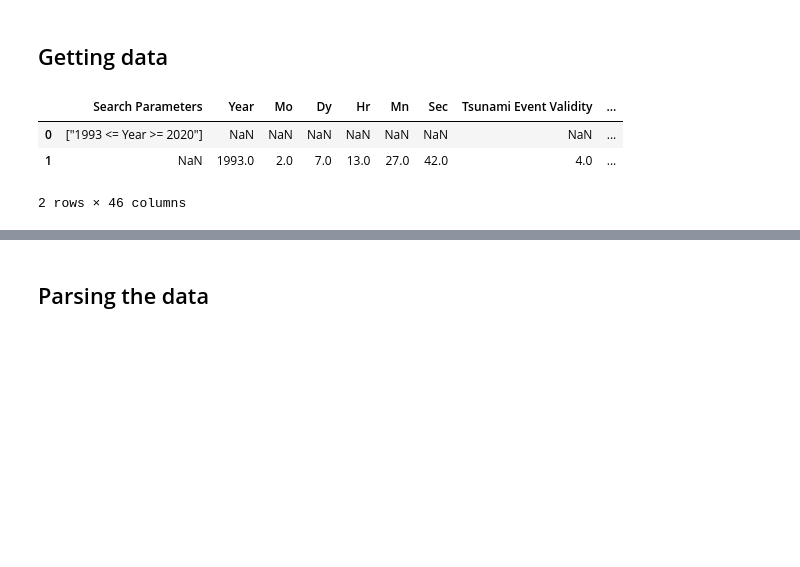
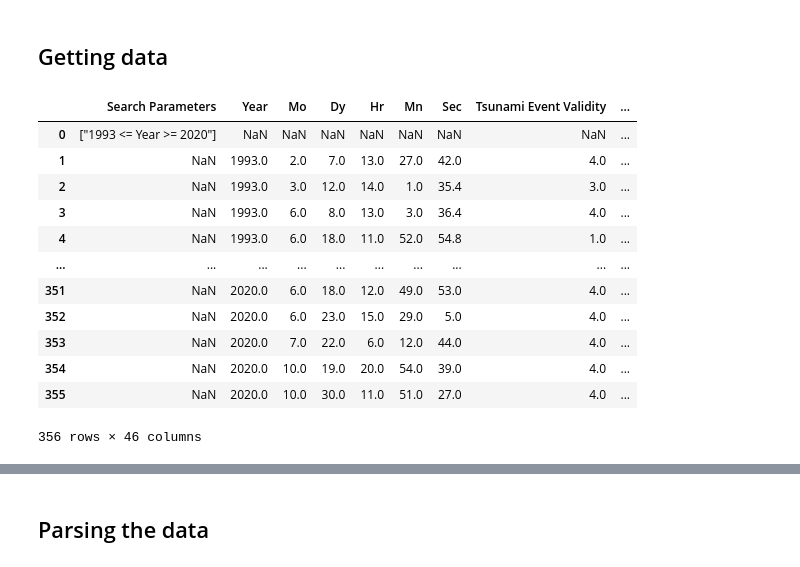
Before and after one commit to hrokr/Pybraries, a Jupyter notebook: folium/quakes/quake.ipynb, the cells around one changed output, grey strips where cells are left out. Cells and saved outputs as stored; diff of their text form; code cells hidden in the pictures; blank space fills up the shorter version.

```diff
--- a/folium/quakes/quake.ipynb
+++ b/folium/quakes/quake.ipynb
@@ -81,10 +81,27 @@ schema = {
 r = requests.get("https://earthquake.usgs.gov/earthquakes/feed/v1.0/summary/2.5_day.geojson")
 data = r.json()
 # %%
+date_columns = ['Year', 'Mo', 'Dy', 'Hr', 'Mn', 'Sec']
 df = pd.read_csv('data/tsunamis-2020-11-28_15-17-05_-0500.tsv', sep = '\t')
-df.head(2)
+# df['dtg'] = df.to_datetime(date_columns)
+
+# df
-# %% [output]
-|  | Search Parameters | Year | Mo | Dy | Hr | Mn | Sec | Tsunami Event Validity | ... |
-| 0 | ["1993 <= Year >= 2020"] | NaN | NaN | NaN | NaN | NaN | NaN | NaN | ... |
-| 1 | NaN | 1993.0 | 2.0 | 7.0 | 13.0 | 27.0 | 42.0 | 4.0 | ... |
-2 rows × 46 columns
+# %%
+dates = pd.DataFrame({'year': df.Year, 'month': df.Mo, 'day': df.Dy, })
+
+# ['Year', 'Mo', 'Dy', 'Hr', 'Mn', 'Sec']
+df
+# %% [output]
+|  | Search Parameters | Year | Mo | Dy | Hr | Mn | Sec | Tsunami Event Validity | ... |
+| 0 | ["1993 <= Year >= 2020"] | NaN | NaN | NaN | NaN | NaN | NaN | NaN | ... |
+| 1 | NaN | 1993.0 | 2.0 | 7.0 | 13.0 | 27.0 | 42.0 | 4.0 | ... |
+| 2 | NaN | 1993.0 | 3.0 | 12.0 | 14.0 | 1.0 | 35.4 | 3.0 | ... |
+| 3 | NaN | 1993.0 | 6.0 | 8.0 | 13.0 | 3.0 | 36.4 | 4.0 | ... |
+| 4 | NaN | 1993.0 | 6.0 | 18.0 | 11.0 | 52.0 | 54.8 | 1.0 | ... |
+| ... | ... | ... | ... | ... | ... | ... | ... | ... | ... |
+| 351 | NaN | 2020.0 | 6.0 | 18.0 | 12.0 | 49.0 | 53.0 | 4.0 | ... |
+| 352 | NaN | 2020.0 | 6.0 | 23.0 | 15.0 | 29.0 | 5.0 | 4.0 | ... |
+| 353 | NaN | 2020.0 | 7.0 | 22.0 | 6.0 | 12.0 | 44.0 | 4.0 | ... |
+| 354 | NaN | 2020.0 | 10.0 | 19.0 | 20.0 | 54.0 | 39.0 | 4.0 | ... |
+| 355 | NaN | 2020.0 | 10.0 | 30.0 | 11.0 | 51.0 | 27.0 | 4.0 | ... |
+356 rows × 46 columns
```
Also changed, not shown: parts of 8 cells of this notebook.
